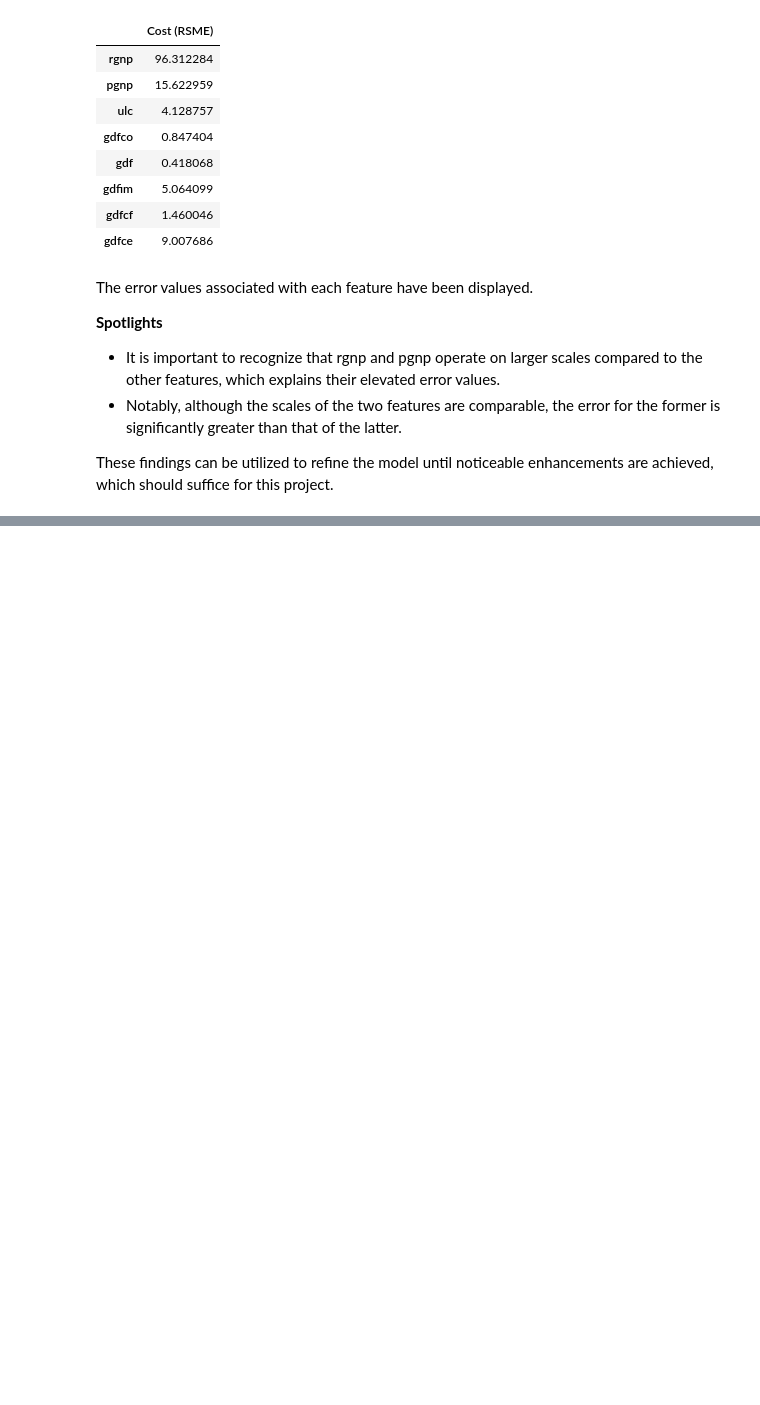
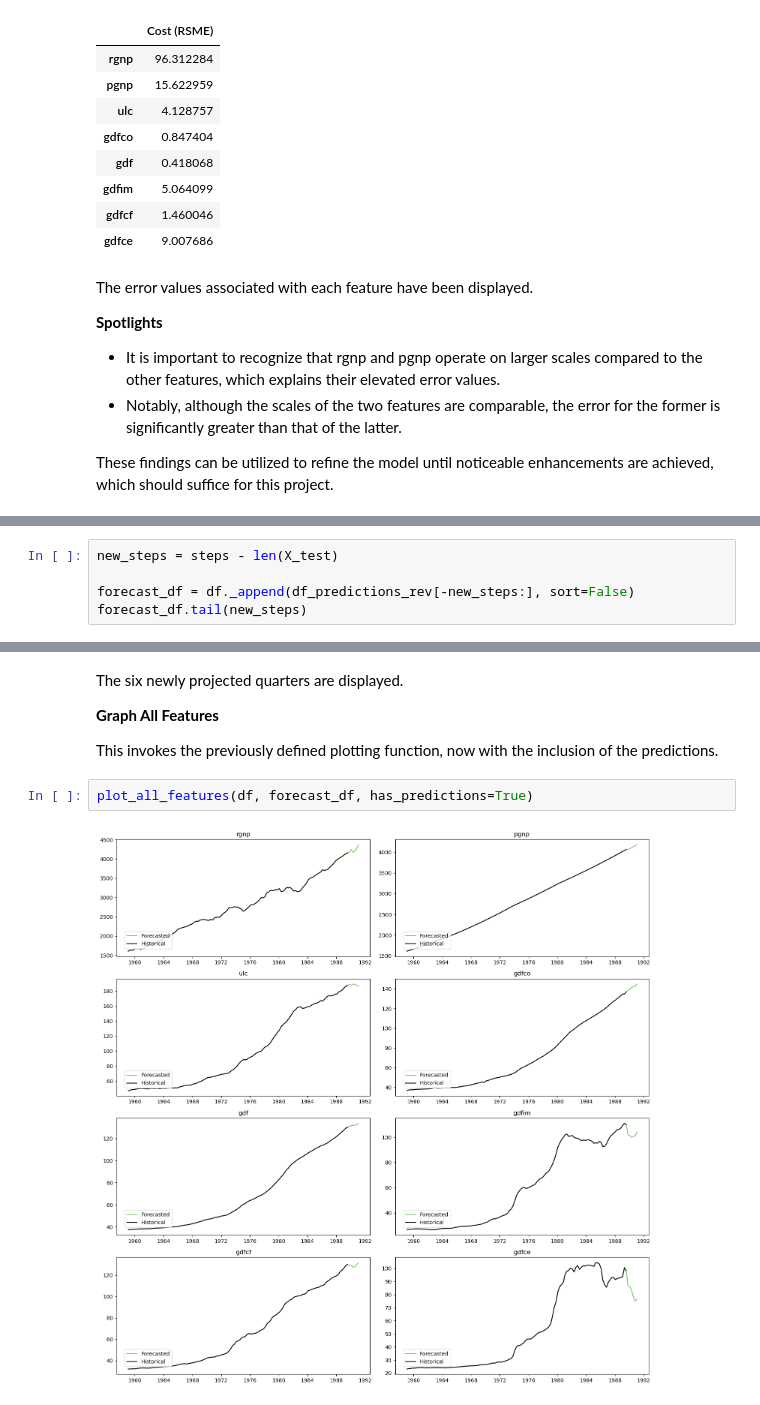
Before and after one commit to tyrantdavis/Forecasting-Economics-MultiVariate, a Jupyter notebook: Forecasting-WageGrowth-And-Inflation.ipynb, the cells around one changed output, grey strips where cells are left out. Saved outputs shown, nothing was run; the diff lists cells and outputs as text; blank space fills up the shorter version.

```diff
--- a/Forecasting-WageGrowth-And-Inflation.ipynb
+++ b/Forecasting-WageGrowth-And-Inflation.ipynb
@@ -505,0 +508,5 @@ These findings can be utilized to refine the model until noticeable enhancements
+# %%
+new_steps = steps - len(X_test)
+
+forecast_df = df._append(df_predictions_rev[-new_steps:], sort=False)
+forecast_df.tail(new_steps)
@@ -505,0 +521,10 @@ These findings can be utilized to refine the model until noticeable enhancements
+# %% [markdown]
+The six newly projected quarters are displayed.
+
+**Graph All Features**
+
+This invokes the previously defined plotting function, now with the inclusion of the predictions.
+# %%
+plot_all_features(df, forecast_df, has_predictions=True)
+# %% [output]
+[figure, added]
```
Also changed, not shown: parts of 6 cells of this notebook.
